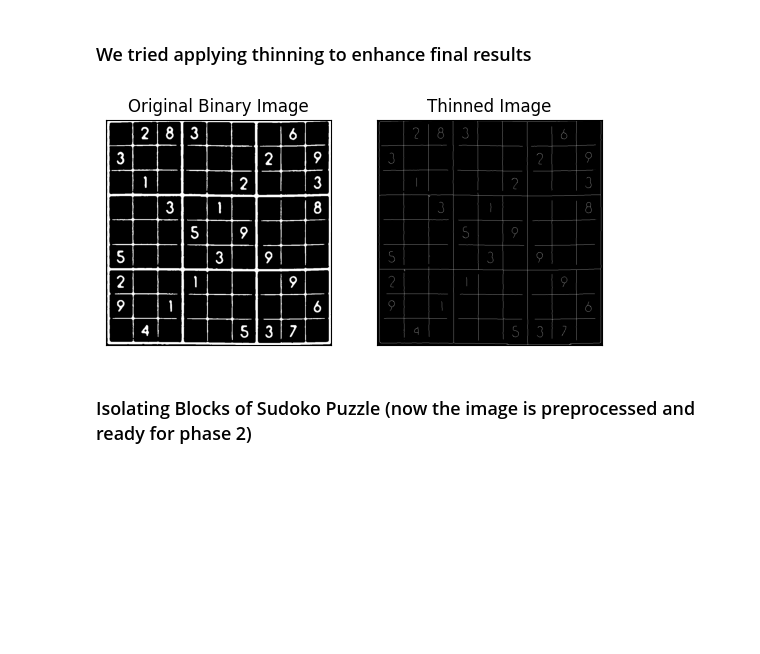
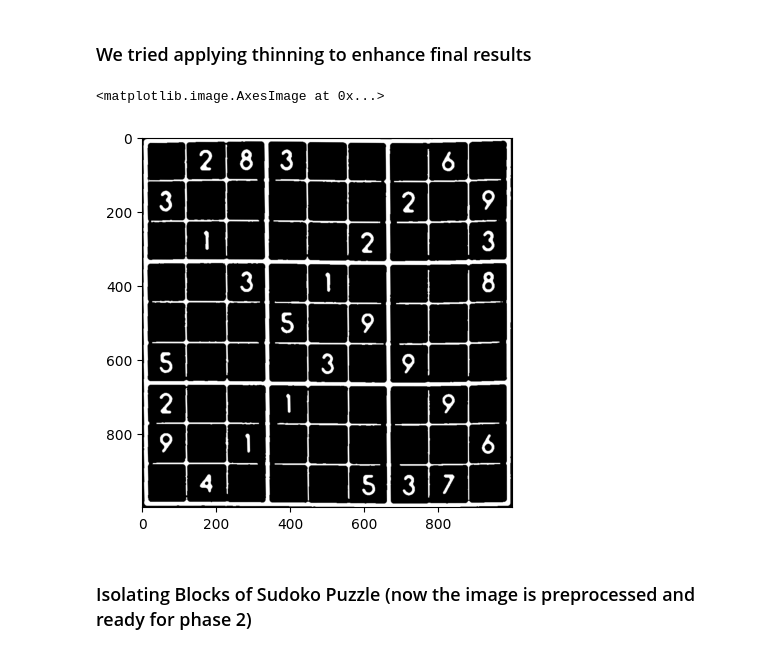
Before and after one commit to H-a-m-za/Sudoko, a Jupyter notebook: Phase 1.ipynb, the cells around one changed output. Drawn from its saved outputs; the diff is of its cells as text; code cells hidden in the pictures; blank space fills up the shorter version.

```diff
--- a/Phase 1.ipynb
+++ b/Phase 1.ipynb
@@ -47,7 +47,7 @@ testImagesNames = ["",
 #link = testImagesLinks[12]
 #req = urllib.request.urlopen(link)
 
-arr = cv2.imread(testImagesNames[9])
+arr = cv2.imread("CV dataset/" + testImagesNames[9])
 img = np.asarray(arr, dtype=np.uint8)
 #img = cv2.imdecode(arr2, cv2.IMREAD_COLOR) # 'Load it as it is'
 img_rgb = cv2.cvtColor(img, cv2.COLOR_BGR2RGB)
@@ -354,30 +357,17 @@ plt.imshow(tmp_img3 + tmp_img, cmap="gray", vmax=1000)
 # %%
 y, x = img_gray_threshed.shape
 src_coords = np.float32([[0,0], [x,0], [x,y], [0,y]])
 dst_coords = np.float32([[p1[::-1], p2[::-1], p3[::-1], p4[::-1]]])
 img_gray_threshed_warped = cv2.warpPerspective(
     src=img_gray_threshed,
     M=cv2.getPerspectiveTransform(dst_coords, src_coords),
     dsize=img_gray_threshed.shape[::-1]
 )
 
-plt.imshow(img_gray_threshed_warped, cmap="gray");
-# Ensure the input image is binary (black and white)
-_, binary_image = cv2.threshold(img_gray_threshed_warped, 128, 255, cv2.THRESH_BINARY)
-
-# Apply thinning using cv2.ximgproc.thinning()
-thinned_image = cv2.ximgproc.thinning(binary_image)
-
-# Display the results
-plt.subplot(1, 2, 1), plt.imshow(binary_image, cmap='gray')
-plt.title('Original Binary Image'), plt.xticks([]), plt.yticks([])
-
-plt.subplot(1, 2, 2), plt.imshow(thinned_image, cmap='gray')
-plt.title('Thinned Image'), plt.xticks([]), plt.yticks([])
-
-plt.show()
+plt.imshow(img_gray_threshed_warped, cmap="gray")
 # %% [output]
+<matplotlib.image.AxesImage at 0x...>
-[figure, old version]
+[figure, new version]
 # %% [markdown]
 ### Isolating Blocks of Sudoko Puzzle (now the image is preprocessed and ready for phase 2)
 # %%
```
Also changed, not shown: parts of 5 cells of this notebook.
